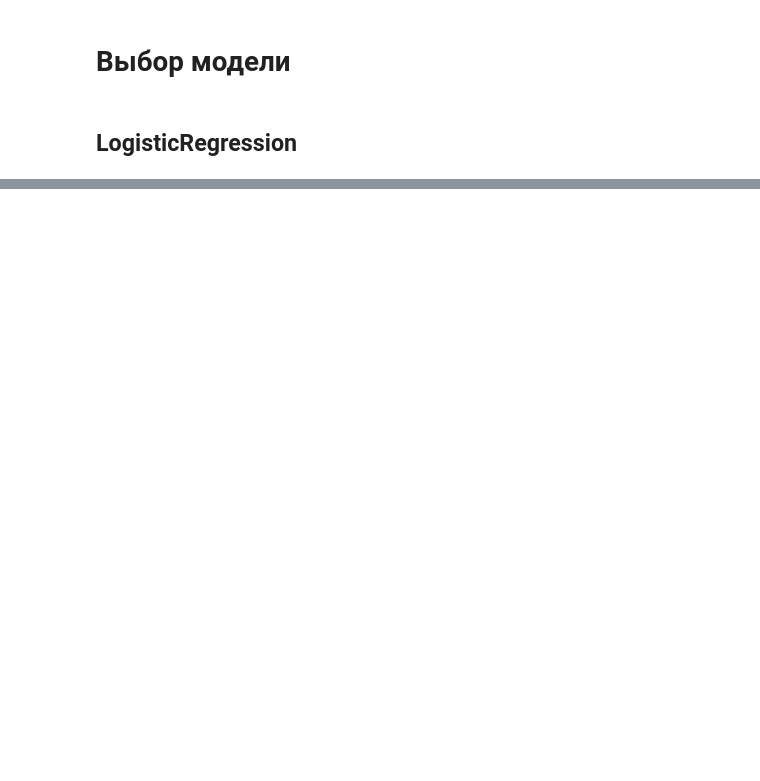
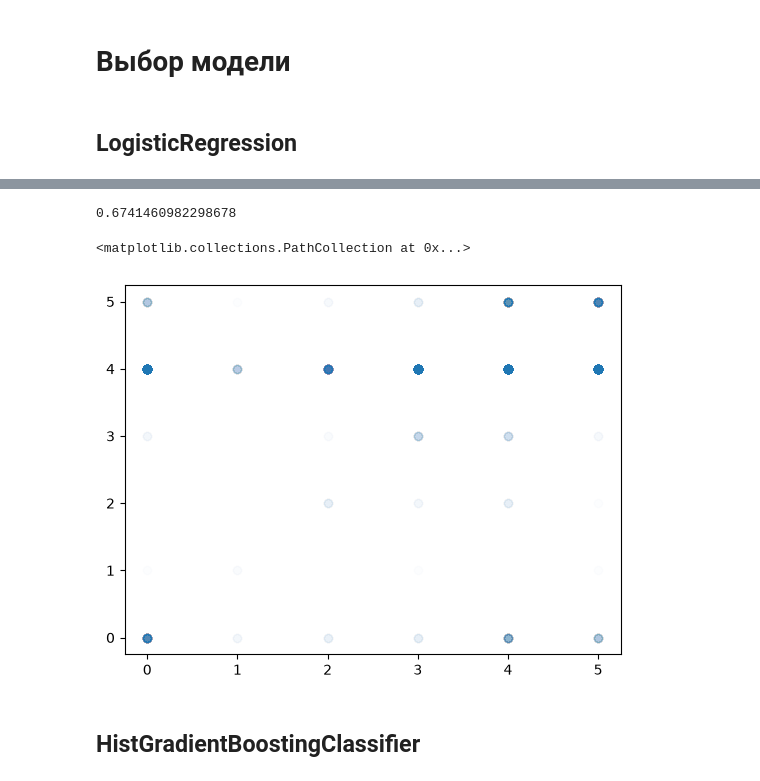
Before and after one commit to w1l12345645678/dsb12, a Jupyter notebook: src/ipy.ipynb, the cells around one changed output, grey strips where cells are left out. Drawn from its saved outputs; the diff is of its cells as text; code cells hidden in the pictures; blank space fills up the shorter version.

```diff
--- a/src/ipy.ipynb
+++ b/src/ipy.ipynb
@@ -591,0 +560,13 @@ plt.scatter(y_test, lr_pred)
+# %%
+rf = RandomForestClassifier(**rf_search.best_params_)
+rf.fit(X_train, y_train)
+rf_pred = rf.predict(X_test)
+# %%
+print(accuracy_score(y_test, rf_pred))
+plt.scatter(y_test, rf_pred, alpha=0.01)
+# %% [output]
+0.6741460982298678
+<matplotlib.collections.PathCollection at 0x...>
+[figure, added]
+# %% [markdown]
+## HistGradientBoostingClassifier
```
Also changed, not shown: parts of 76 cells of this notebook.
